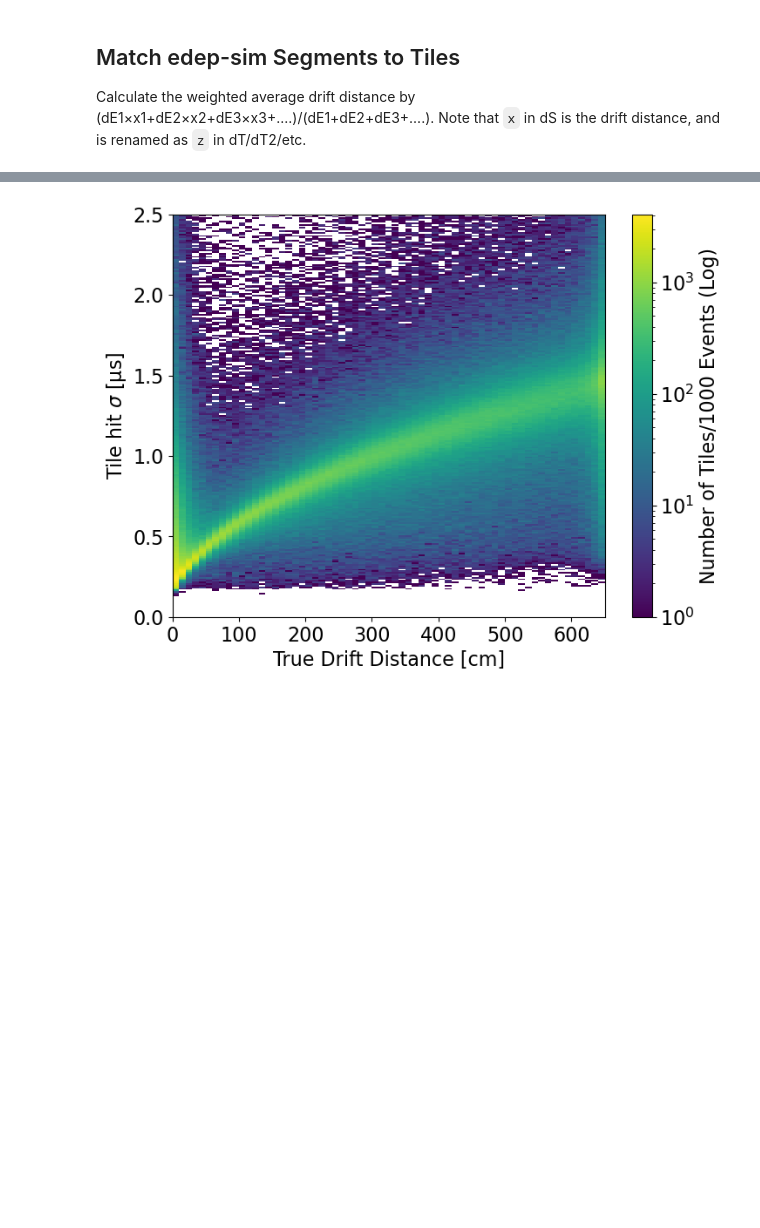
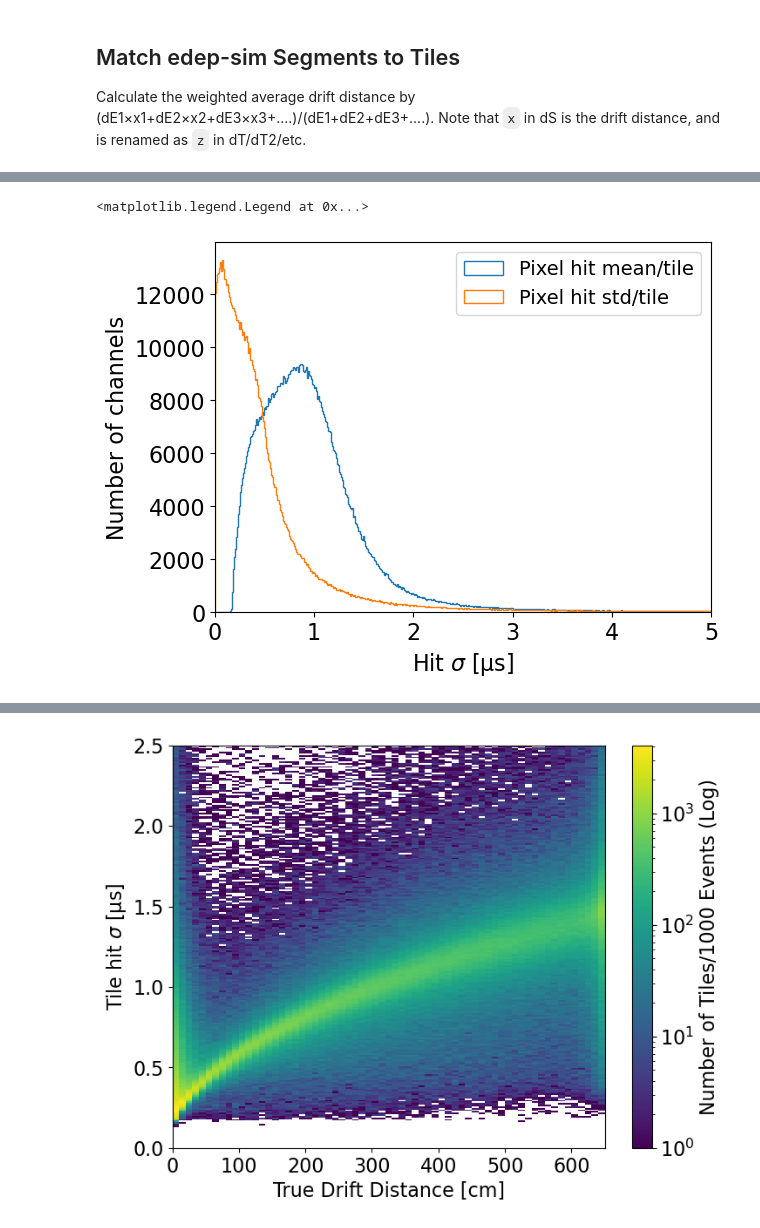
Before and after one commit to wangbtc/GAMPix4SNe, a Jupyter notebook: Validation/detsim/studyWaveforms.ipynb, the cells around one changed output, grey strips where cells are left out. Saved outputs shown, nothing was run; the diff lists cells and outputs as text; code cells hidden in the pictures; blank space fills up the shorter version.

```diff
--- a/Validation/detsim/studyWaveforms.ipynb
+++ b/Validation/detsim/studyWaveforms.ipynb
@@ -589,0 +643,16 @@ ax.tick_params(axis = "both", labelsize = fonts)
+# %%
+fig, ax = plt.subplots()
+plt.rcParams.update({"font.size": 14})
+
+sBins = np.linspace(0, 5, 501)
+
+ax.hist(dT2.loc[dT2.fit_sigma_mean > 0, 'fit_sigma_mean'], bins = sBins, histtype = 'step', label = 'Pixel hit mean/tile')
+ax.hist(dT2.loc[dT2.fit_sigma_std > 0, 'fit_sigma_std'], bins = sBins, histtype = 'step', label = 'Pixel hit std/tile')
+
+ax.set_xlabel(r'Hit $\sigma$ [µs]')
+ax.set_ylabel('Number of channels')
+ax.set_xlim([0, 5])
+ax.legend()
+# %% [output]
+<matplotlib.legend.Legend at 0x...>
+[figure, added]
```
Also changed, not shown: parts of 27 cells of this notebook, 1 other file.
